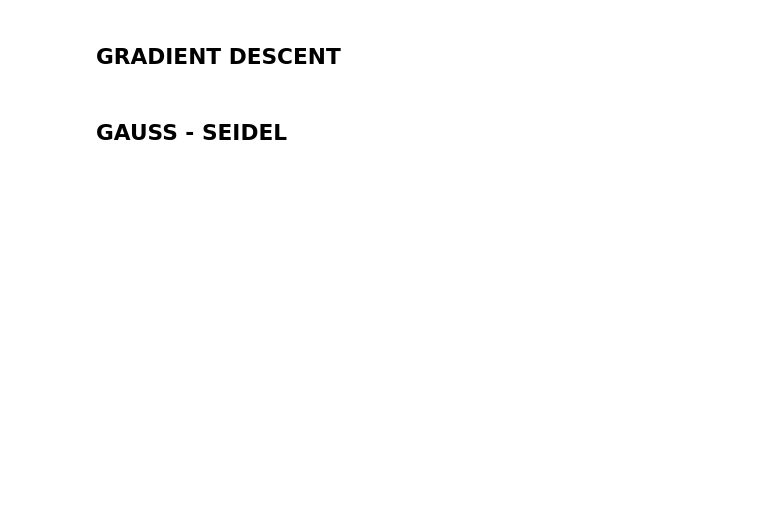
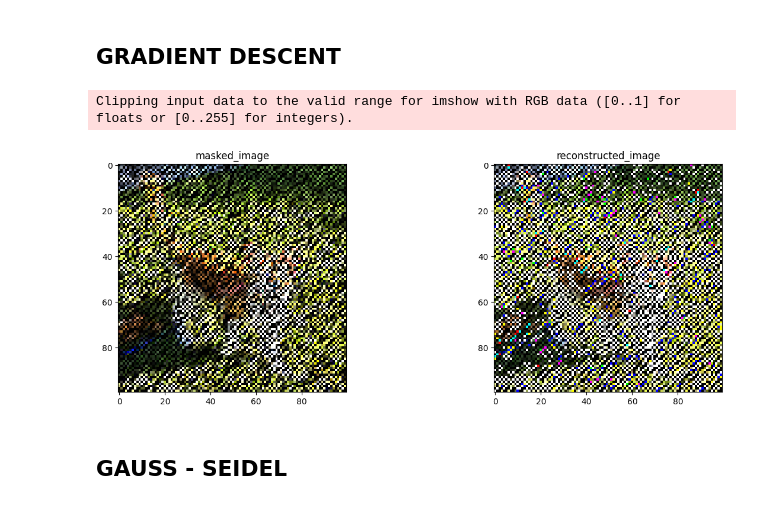
Before and after one commit to rfahrn/CV2, a Jupyter notebook: template.ipynb, the cells around one changed output. Drawn from its saved outputs; the diff is of its cells as text; code cells hidden in the pictures; blank space fills up the shorter version.

```diff
--- a/template.ipynb
+++ b/template.ipynb
@@ -80,0 +175,29 @@ def LGS(g, omega, lmbda):
+# %%
+def GD(g, omega, lmbda=0.1):
+    """
+    Gradient Descent algorithm
+    g: masked image of size (M, N, 3)
+    omega: binary mask of size (M, N)
+    lmbda: regularization parameter
+    """
+    u = g  # TODO: replace with actual implementation
+    alpha = 1.0  # Step size (alpha)
+    iterations = 100  # Number of iterations for the algorithm
+
+    # Expand the dimensions of omega to match the image g
+    omega_expanded = np.repeat(omega[:, :, np.newaxis], 3, axis=2)
+
+    for _ in range(iterations):
+        # Compute the gradient of the energy function
+        grad_E = compute_energy_gradient(u, g, omega_expanded, lmbda)
+
+        # Update 'u' by taking a step in the opposite direction of the gradient
+        u -= alpha * grad_E
+
+        # Ensure the known pixel values stay the same by resetting them to 'g'
+        u = np.where(omega_expanded == 1, g, u)
+
+        # Clip the updated 'u' to be within valid image range [0, 1]
+        u = np.clip(u, 0, 1)
+
+    return u
@@ -82,22 +246,25 @@ def LGS(g, omega, lmbda):
 ## GRADIENT DESCENT
 # %%
 # run gradient descent algorithm
-#inpainted_img_gd = GD(g, omega, reg_lambda)
+inpainted_img_gd = GD(g, omega, 0.1)
 
 # for visualization purpose
-# inpainted_img_gd = np.clip(inpainted_img_gd, 0, 1)
+inpainted_img_gd = np.clip(inpainted_img_gd, 0, 1)
 
 
 plt.figure(figsize=(15, 5))
 ax1 = plt.subplot(1, 2, 1)
 plt.imshow(masked_img)
 ax2 = plt.subplot(1, 2, 2)
 plt.imshow(inpainted_img_gd)
 
 
 ax1.set_title("masked_image")
 ax2.set_title("reconstructed_image")
 plt.show()
+# %% [output]
+Clipping input data to the valid range for imshow with RGB data ([0..1] for floats or [0..255] for integers).
+[figure, added]
 # %% [markdown]
 ## GAUSS - SEIDEL
 # %%
```
Also changed, not shown: parts of 8 cells of this notebook.
